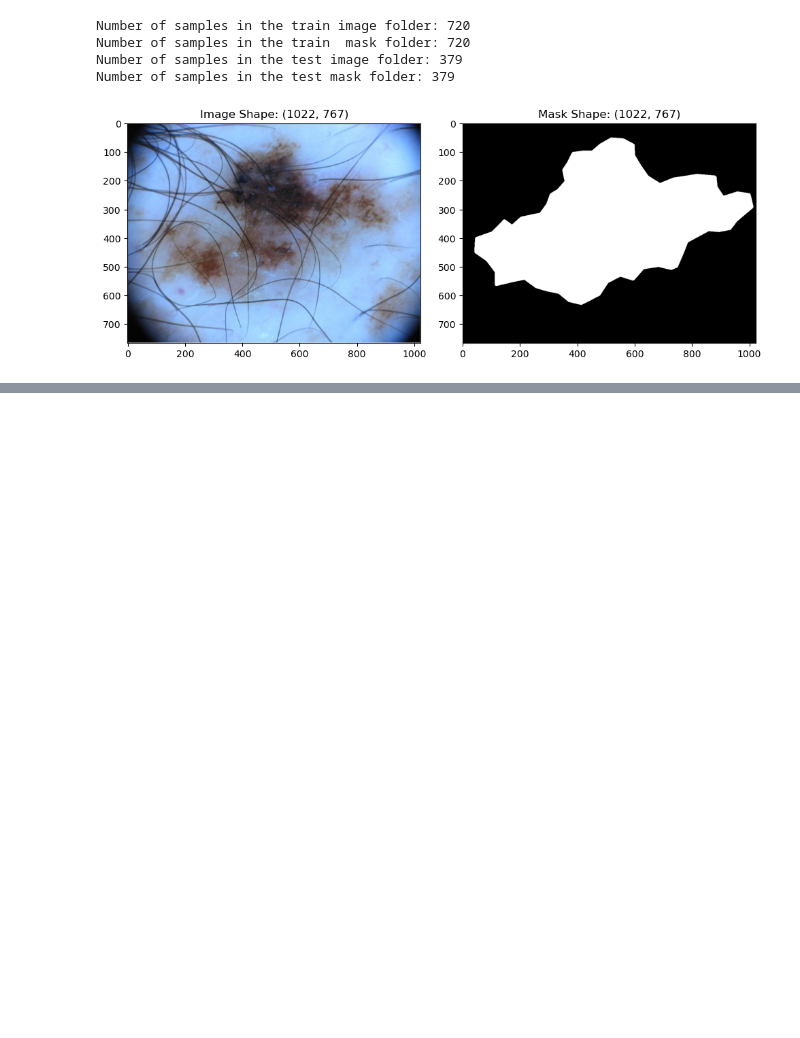
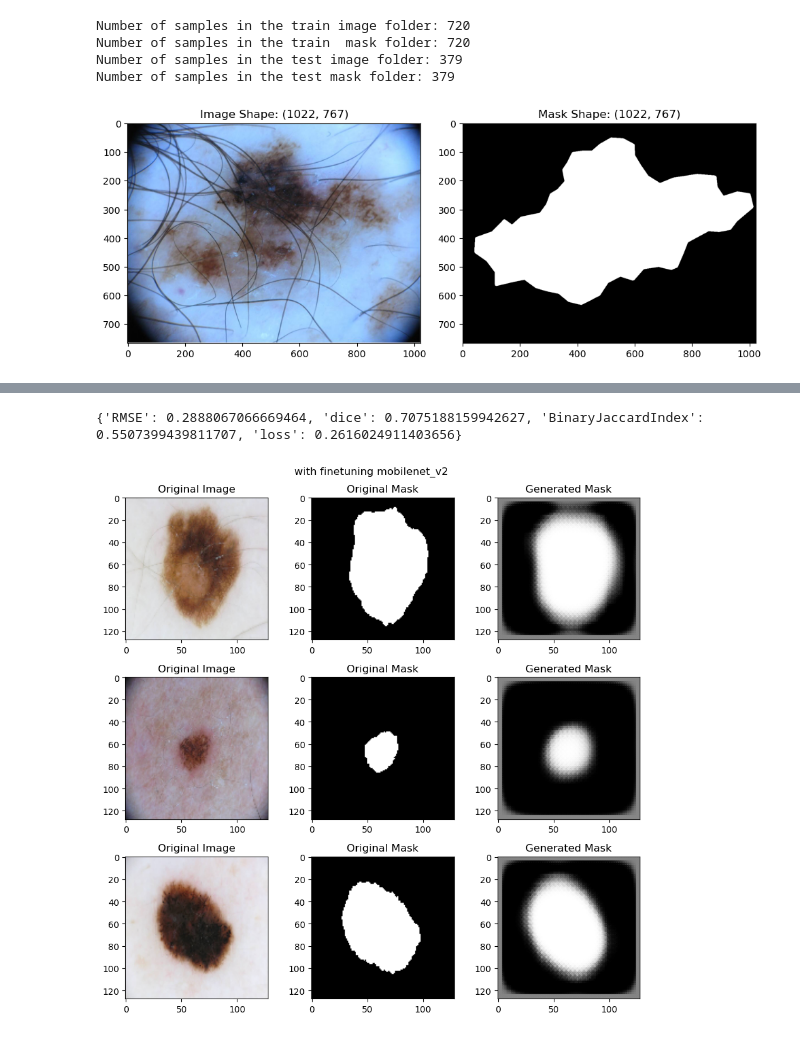
Before and after one commit to KhadgaA/Segmentation-Transfer-Learning, a Jupyter notebook: M23CSA003.ipynb, the cells around one changed output, grey strips where cells are left out. Cells and saved outputs as stored; diff of their text form; code cells hidden in the pictures; blank space fills up the shorter version.

```diff
--- a/M23CSA003.ipynb
+++ b/M23CSA003.ipynb
@@ -473,0 +568,36 @@ plt.show()
+# %%
+print(evaluation_test)
+# %% [output]
+{'RMSE': 0.2888067066669464, 'dice': 0.7075188159942627, 'BinaryJaccardIndex': 0.5507399439811707, 'loss': 0.2616024911403656}
+# %%
+imgs, masks = next(iter(test_loader))
+outputs = model(imgs.cuda())
+outputs = outputs.detach().cpu().numpy()
+num_images = 3
+plt.figure(figsize=(9, num_images*3 ))
+
+i = 1
+for img, mask, output in zip(imgs, masks, outputs):
+    plt.subplot(num_images, 3, i)
+    plt.imshow(img.permute(1,2,0))
+    plt.title("Original Image")
+    i += 1
+
+    plt.subplot(num_images, 3, i)
+    plt.imshow(mask.squeeze(), cmap="gray")
+    plt.title("Original Mask")
+    i += 1
+
+    plt.subplot(num_images, 3, i)
+    plt.imshow(output.squeeze(), cmap="gray")
+    plt.title("Generated Mask")
+    i += 1
+
+    if i>3*num_images:
+        break
+
+plt.suptitle("with finetuning mobilenet_v2")
+plt.tight_layout()
+plt.show()
+# %% [output]
+[figure, added]
```
Also changed, not shown: parts of 11 cells of this notebook.
